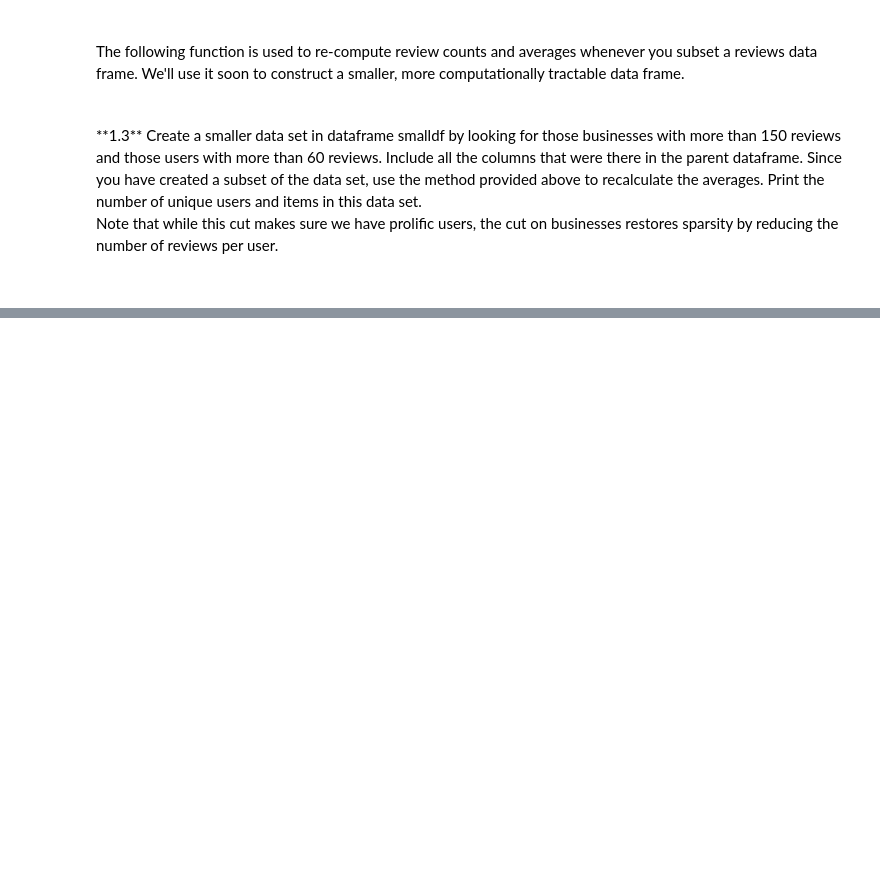
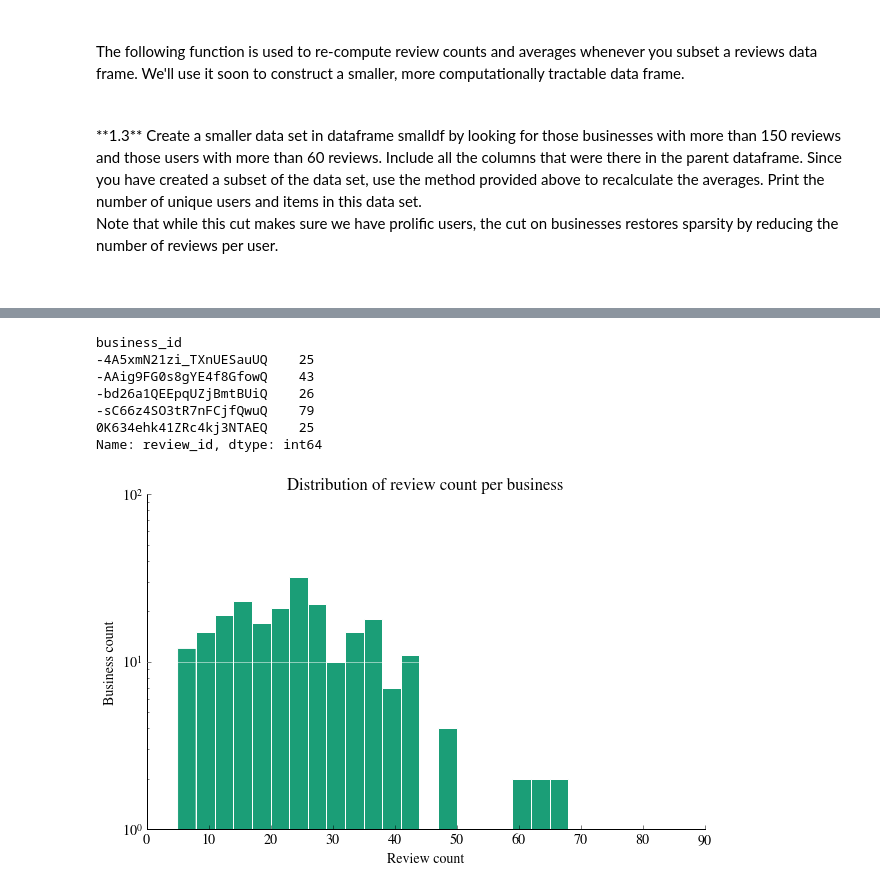
Before and after one commit to xuwenyihust/Recommender-Systems, a Jupyter notebook: restaurant_recommendation_system.ipynb, the cells around one changed output, grey strips where cells are left out. Saved outputs shown, nothing was run; the diff lists cells and outputs as text; code cells hidden in the pictures; blank space fills up the shorter version.

```diff
--- a/restaurant_recommendation_system.ipynb
+++ b/restaurant_recommendation_system.ipynb
@@ -211,0 +240,23 @@ Note that while this cut makes sure we have prolific users, the cut on businesse
+# %%
+review_per_business = smalldf.groupby(["business_id"])["review_id"].count()
+print(review_per_business[:5])
+
+bin_cnt = len(set(review_per_business.tolist()))
+
+fig, ax = plt.subplots()
+ax.set(xlabel="Review count", ylabel="Business count", title="Distribution of review count per business")
+remove_border(ax)
+#ax.axis('off')
+plt.hist(review_per_user, bins=int(bin_cnt/2), log=True)
+plt.grid(False)
+plt.grid(axis = 'y', color ='white', linestyle='-')
+plt.show()
+# %% [output]
+business_id
+-4A5xmN21zi_TXnUESauUQ    25
+-AAig9FG0s8gYE4f8GfowQ    43
+-bd26a1QEEpqUZjBmtBUiQ    26
+-sC66z4SO3tR7nFCjfQwuQ    79
+0K634ehk41ZRc4kj3NTAEQ    25
+Name: review_id, dtype: int64
+[figure, added]
```
Also changed, not shown: parts of 3 cells of this notebook.
